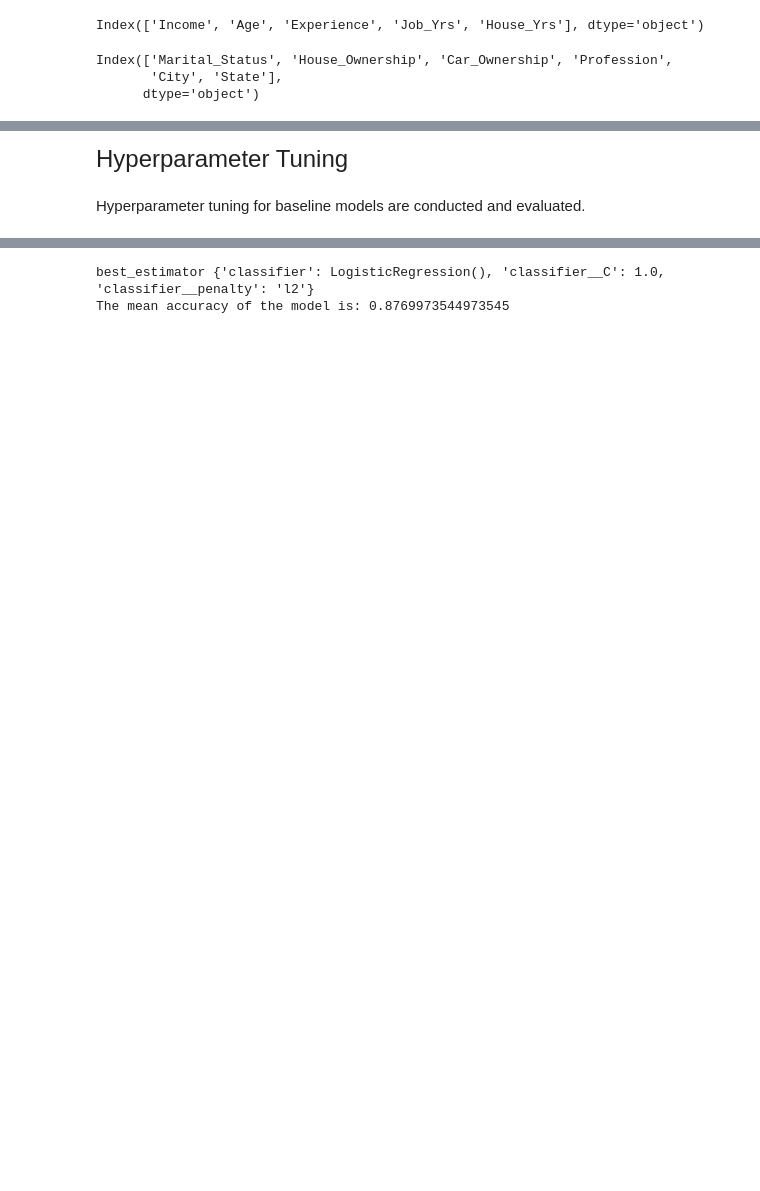
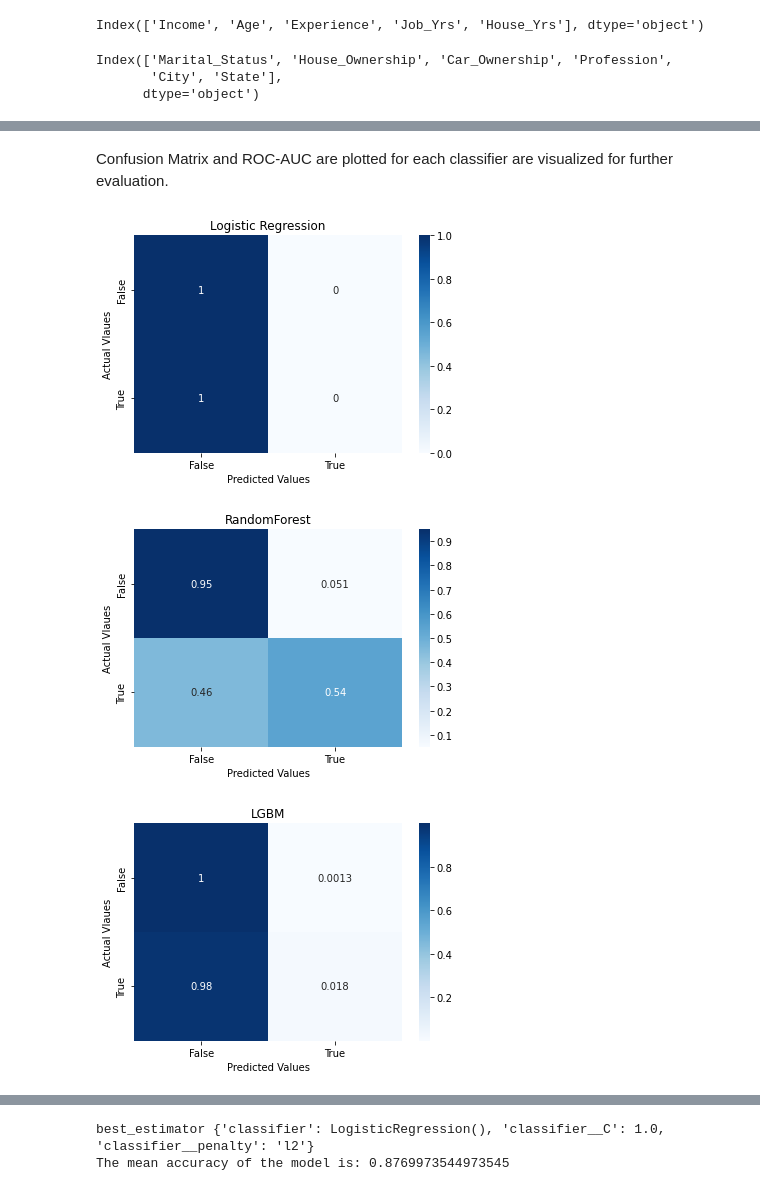
Before and after one commit to paulkimDSN/Capstone-3-, a Jupyter notebook: Preprocessing.ipynb, the cells around one changed output, grey strips where cells are left out. Saved outputs shown, nothing was run; the diff lists cells and outputs as text; code cells hidden in the pictures; blank space fills up the shorter version.

```diff
--- a/Preprocessing.ipynb
+++ b/Preprocessing.ipynb
@@ -149,11 +148,8 @@ Pipelines with same preprocessor but different classifiers are developed. For th
 # %%
-pipeline_lr = Pipeline(steps=[('preprocessor', preprocessor),
-                      ('classifier', LogisticRegression())])
+pipeline_lr = Pipeline(steps=[('classifier', LogisticRegression())])
 
-pipeline_rf = Pipeline(steps=[('preprocessor', preprocessor),
-                      ('classifier', RandomForestClassifier())])
-pipeline_lgbm =Pipeline(steps=[('preprocessor', preprocessor),
-                      ('classifier', LGBMClassifier())])
+pipeline_rf = Pipeline(steps=[('classifier', RandomForestClassifier())])
+pipeline_lgbm =Pipeline(steps=[('classifier', LGBMClassifier())])
 # %%
 pipelines = [pipeline_lr, pipeline_rf, pipeline_lgbm]
-pipe_dict = {0: 'Logistic Regression', 1: 'RandomFores', 2: 'LGBM'}
+pipe_dict = {0: 'Logistic Regression', 1: 'RandomForest', 2: 'LGBM'}
@@ -173,7 +169,7 @@ RandomFores Test Accuracy: 0.899457671957672
 LGBM Test Accuracy: 0.878095238095238
 # %%
-lr=pipeline_lr.predict(X_test)
-rf=pipeline_rf.predict(X_test)
-lgbm=pipeline_lgbm.predict(X_test)
+lr=pipeline_lr.predict(X_test_all)
+rf=pipeline_rf.predict(X_test_all)
+lgbm=pipeline_lgbm.predict(X_test_all)
 # %%
 results=[lr,rf,lgbm]
@@ -181,0 +176,3 @@ Another loop that develops confusion matrix for all the baseline models is devel
+# %%
+for i,result in enumerate(results):
+    print("{} ROC_AUC: {}".format(pipe_dict[i],roc_auc_score(y_test_all,result)))
@@ -200,7 +204,19 @@ RandomFores Confusion Matrix:
     accuracy                           0.88     75600
    macro avg       0.77      0.51      0.49     75600
 weighted avg       0.85      0.88      0.82     75600
-# %% [markdown]
-<font size="5"> Hyperparameter Tuning
-# %% [markdown]
-Hyperparameter tuning for baseline models are conducted and evaluated.
+# %% [markdown]
+Confusion Matrix and ROC-AUC are plotted for each classifier are visualized for further evaluation.
+# %%
+for i,result in enumerate(results):
+    cmn = confusion_matrix(y_test_all,result).astype('float') / confusion_matrix(y_test_all,result).sum(axis=1)[:, np.newaxis]
+    _=sns.heatmap(cmn,annot=True,cmap='Blues')
+    _.set_title(pipe_dict[i])
+    _.set_xlabel('Predicted Values')
+    _.set_ylabel('Actual Vlaues')
+    _.xaxis.set_ticklabels(['False','True'])
+    _.yaxis.set_ticklabels(['False','True'])
+    plt.show()
+# %% [output]
+[figure, added]
+[figure, added]
+[figure, added]
```
Also changed, not shown: parts of 104 cells of this notebook, 6 other files.
